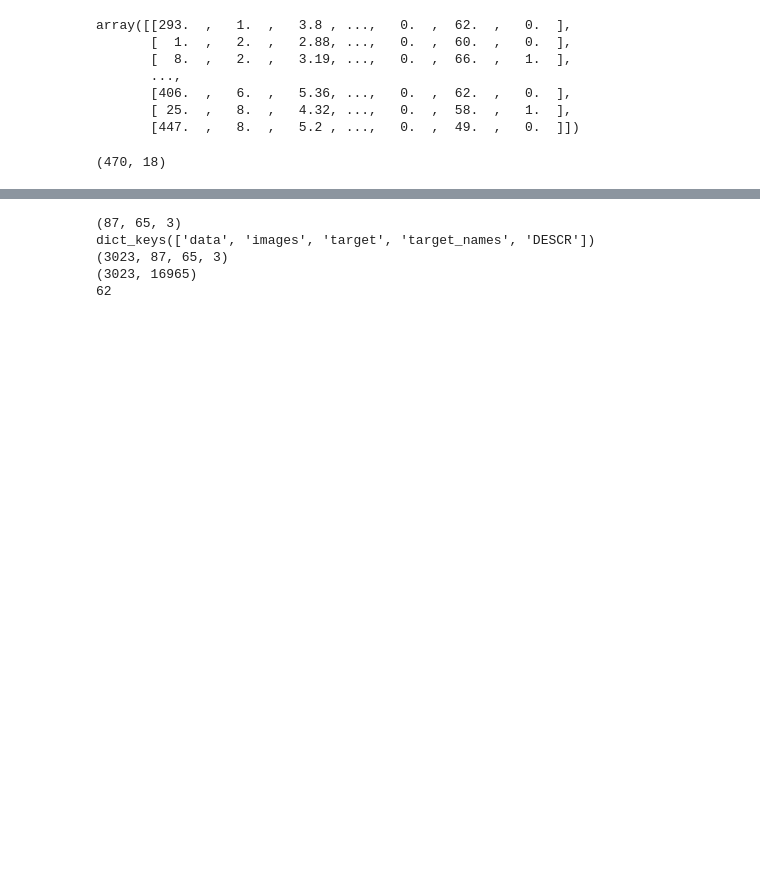
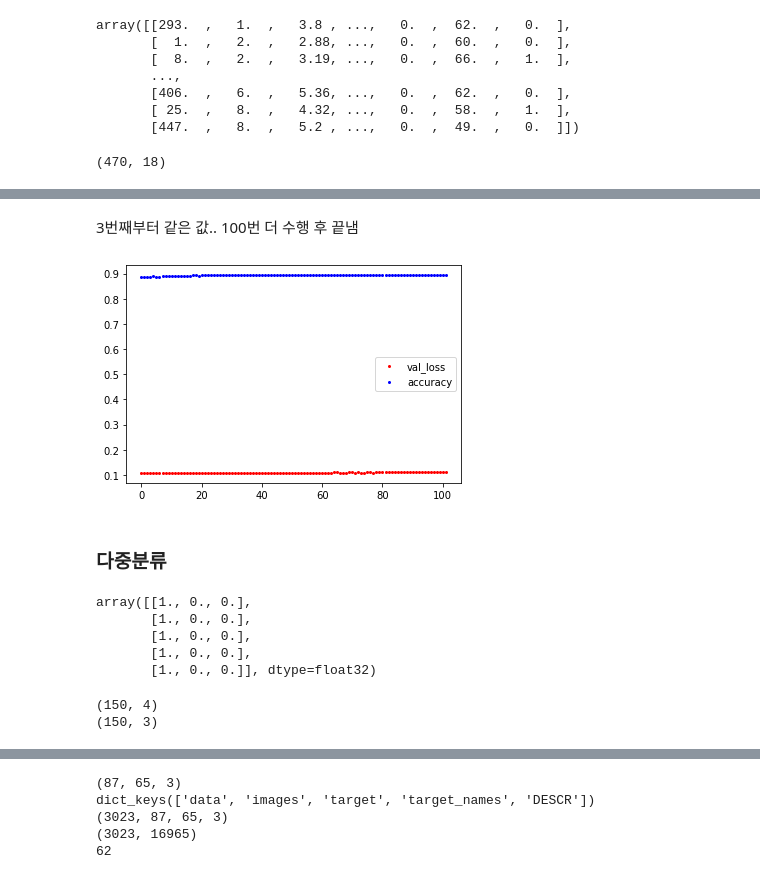
Before and after one commit to comet08/Machine_Learning, a Jupyter notebook: 13주차/DeepLearning.ipynb, the cells around one changed output, grey strips where cells are left out. Cells and saved outputs as stored; diff of their text form; code cells hidden in the pictures; blank space fills up the shorter version.

```diff
--- a/13주차/DeepLearning.ipynb
+++ b/13주차/DeepLearning.ipynb
@@ -154,0 +308,11 @@ _________________________________________________________________
+# %%
+from keras.callbacks import EarlyStopping
+# 과적합을 방지하기 위해서
+# 테스트셋 오차가 줄지 않으면 학습을 멈추게 하는 함수
+
+early_stopping = EarlyStopping(monitor='val_loss', patience=100)
+# 테스트 세트의 오차를 모니터
+# 100번까지 오차가 나아지지 않아도 기다림
+# %%
+history = model.fit(X,y, validation_split=.2, epochs=3500, batch_size=500, verbose=0,
+         callbacks=[early_stopping, checkpointer])
@@ -154,0 +337,15 @@ _________________________________________________________________
+# %% [markdown]
+3번째부터 같은 값.. 100번 더 수행 후 끝냄
+# %%
+y_vloss = history.history['val_loss'] # 테스트 세트 손실
+y_acc = history.history['accuracy'] # 학습 세트의 정확도
+
+x_len = np.arange(len(y_acc))
+plt.plot(x_len, y_vloss, 'o', c='red', markersize=2, label="val_loss")
+plt.plot(x_len, y_acc, 'o', c='blue',  markersize=2,label = 'accuracy')
+plt.legend()
+plt.show()
+# %% [output]
+[figure, added]
+# %% [markdown]
+### 다중분류
@@ -154,0 +363,18 @@ _________________________________________________________________
+# %%
+X = X.astype(float)
+y_encoded = np_utils.to_categorical(y)
+
+y_encoded[:5]
+# 원핫인코딩으로 처리
+# %% [output]
+array([[1., 0., 0.],
+       [1., 0., 0.],
+       [1., 0., 0.],
+       [1., 0., 0.],
+       [1., 0., 0.]], dtype=float32)
+# %%
+print(X.shape)
+print(y_encoded.shape)
+# %% [output]
+(150, 4)
+(150, 3)
```
Also changed, not shown: parts of 28 cells of this notebook.
